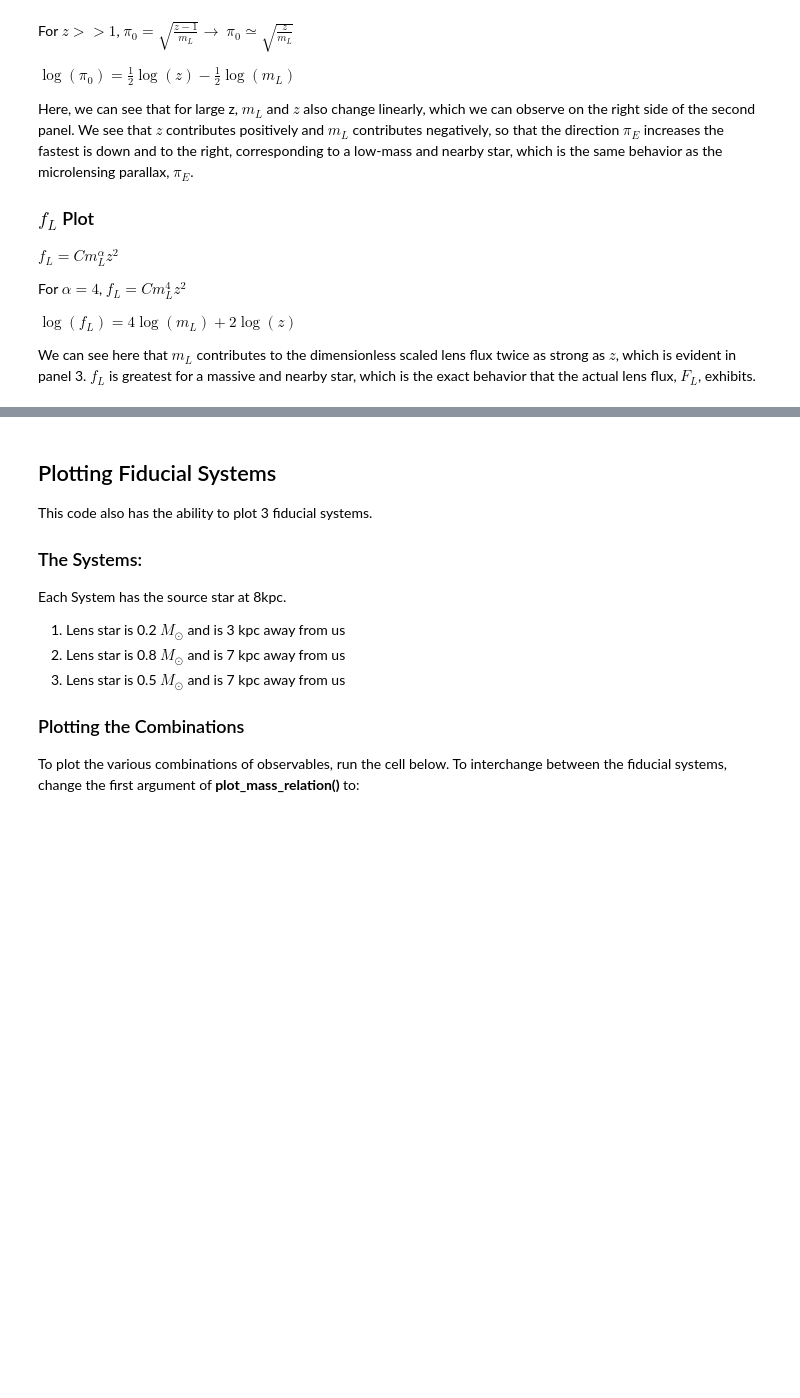
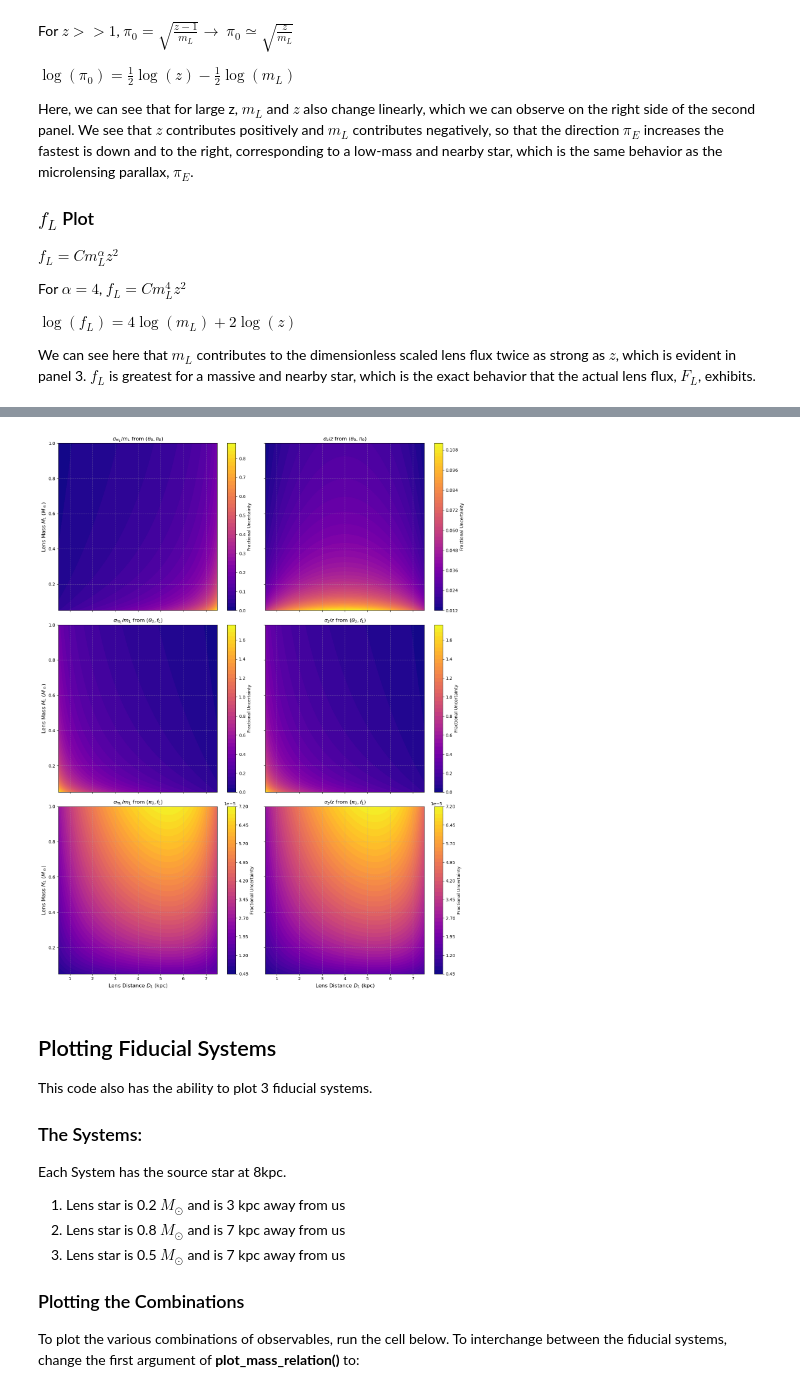
Before and after one commit to truskoa1/Roman-Microlensing-Mass-Distance, a Jupyter notebook: analysis.ipynb, the cells around one changed output, grey strips where cells are left out. Cells and saved outputs as stored; diff of their text form; code cells hidden in the pictures; blank space fills up the shorter version.

```diff
--- a/analysis.ipynb
+++ b/analysis.ipynb
@@ -132,3 +135,91 @@ We can see here that $m_L$ contributes to the dimensionless scaled lens flux twi
+# %%
+import numpy as np
+import matplotlib.pyplot as plt
+
+# Parameters and constants
+DS = 8.0          # Distance to source in kpc
+C = 1.0           # Baseline flux scaling constant
+alpha = 2.0       # Mass-luminosity index
+
+# Define fractional uncertainties for the observables (10% each)
+#err_theta = 0.10  # sigma_theta0 / theta0
+#err_pi = 0.10     # sigma_pi0 / pi0
+#err_f = 0.10      # sigma_fL / fL
+
+# absolute measurement precisions
+sigma_theta_abs = 0.05
+sigma_pi_abs    = 1e-4
+sigma_flux_abs  = 1e-7
+
+# Create physical grid: ML (Solar Masses) vs DL (kpc)
+ml_grid = np.linspace(0.05, 1.0, 200)   # Mass grid
+dl_grid = np.linspace(0.5, 7.5, 200)    # Distance grid (DL < DS)
+ML, DL = np.meshgrid(ml_grid, dl_grid)
+
+# Map Physical Grid to Dimensionless Observables
+z = DS / DL                               # Relative distance parameter
+theta0 = np.sqrt(ML * (z - 1.0))          # Angular Einstein radius [cite: 15]
+pi0 = np.sqrt((z - 1.0) / ML)             # Microlens parallax [cite: 17]
+fL = C * (ML**alpha) * (z**2)             # Lens flux [cite: 21]
+
+# convert to fractional uncertainties
+err_theta = sigma_theta_abs/theta0
+err_pi    = sigma_pi_abs/pi0
+err_f  = sigma_flux_abs/fL
+
+# Parameter B used in the (pi0, fL) combinations
+B = np.sqrt(1.0 + 4.0 * (pi0**2) * np.sqrt(fL / C)) # [cite: 49]
+
+# Create a base 2D array of ones with the same shape as our grid to force broadcasting
+grid_ones = np.ones_like(ML)
+
+# Compute the 6 Uncertainty Maps
+
+# Pair 1: (theta0, pi0)
+# Multiplied by grid_ones to ensure it becomes a 2D array instead of a 0D float
+# sig_m_theta_pi = np.sqrt(err_theta**2 + err_pi**2) * grid_ones # [cite: 24]
+sig_m_theta_pi = np.sqrt(err_theta**2 + err_pi**2)
+sig_z_theta_pi = ((z - 1.0) / z) * np.sqrt(err_theta**2 + err_pi**2) # [cite: 25]
+
+# Pair 2: (theta0, fL)
+weight_f_theta = (ML + theta0**2) / (2.0 * ML)
+weight_t_theta = (2.0 * theta0**2) / ML
+sig_m_theta_f  = np.sqrt((weight_f_theta * err_f)**2 + (weight_t_theta * err_theta)**2) # [cite: 35]
+sig_z_theta_f  = (z - 1.0) * np.sqrt(0.25 * (err_f**2) + 4.0 * (err_theta**2)) # [cite: 39]
+
+# Pair 3: (pi0, fL)
+sig_m_pi_f = np.sqrt(((B + 1.0) / (4.0 * B) * err_f)**2 + ((B - 1.0) / B * err_pi)**2) # [cite: 50]
+sig_z_pi_f = ((2.0 * z - 2.0) / (2.0 * z - 1.0)) * np.sqrt((1.0 / 16.0) * (err_f**2) + err_pi**2) * grid_ones # [cite: 55]
+
+# Plotting Configuration
+fig, axes = plt.subplots(3, 2, figsize=(14, 18), sharex=True, sharey=True)
+plots_data = [
+    (sig_m_theta_pi, r"$\sigma_{m_L}/m_L$ from $(\theta_0, \pi_0)$"),
+    (sig_z_theta_pi, r"$\sigma_z/z$ from $(\theta_0, \pi_0)$"),
+    (sig_m_theta_f,  r"$\sigma_{m_L}/m_L$ from $(\theta_0, f_L)$"),
+    (sig_z_theta_f,  r"$\sigma_z/z$ from $(\theta_0, f_L)$"),
+    (sig_m_pi_f,     r"$\sigma_{m_L}/m_L$ from $(\pi_0, f_L)$"),
+    (sig_z_pi_f,     r"$\sigma_z/z$ from $(\pi_0, f_L)$")
+]
+
+for ax, (data, title) in zip(axes.flatten(), plots_data):
+    contour = ax.contourf(DL, ML, data, levels=50, cmap="plasma")
+    cbar = fig.colorbar(contour, ax=ax)
+    cbar.set_label("Fractional Uncertainty", fontsize=10)
+
+    ax.set_title(title, fontsize=12)
+    ax.grid(True, linestyle="--", alpha=0.5)
+
+# Set global labels
+for ax in axes[-1, :]:
+    ax.set_xlabel(r"Lens Distance $D_L$ (kpc)", fontsize=12)
+for ax in axes[:, 0]:
+    ax.set_ylabel(r"Lens Mass $M_L$ ($M_\odot$)", fontsize=12)
+
+plt.tight_layout()
+plt.show()
+# %% [output]
+[figure, added]
 # %% [markdown]
 
 ## Plotting Fiducial Systems
```
Also changed, not shown: parts of 4 cells of this notebook, 1 other file.
